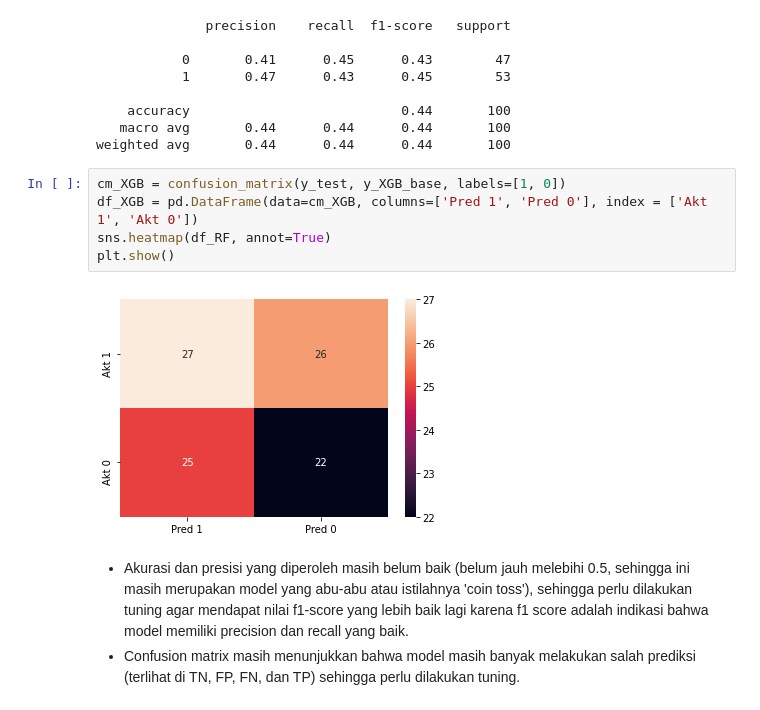
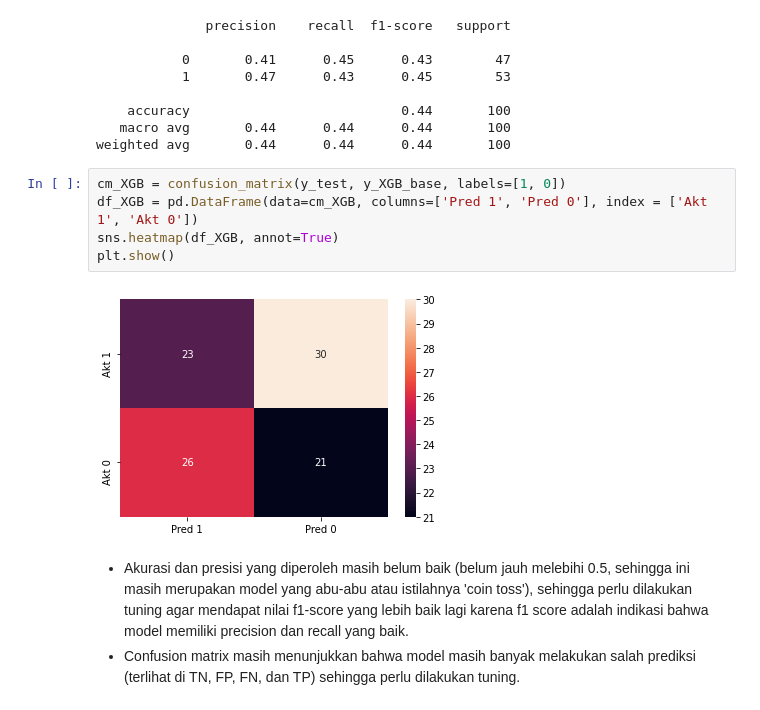
Before and after one commit to cahyoutomo/Satisfaction-Machine-Learning-Project, a Jupyter notebook: Satisfaction-Machine-Learning-Project.ipynb, the cells around one changed output. Cells and saved outputs as stored; diff of their text form.

```diff
--- a/Satisfaction-Machine-Learning-Project.ipynb
+++ b/Satisfaction-Machine-Learning-Project.ipynb
@@ -901,10 +901,10 @@ weighted avg       0.44      0.44      0.44       100
 # %%
 cm_XGB = confusion_matrix(y_test, y_XGB_base, labels=[1, 0])
 df_XGB = pd.DataFrame(data=cm_XGB, columns=['Pred 1', 'Pred 0'], index = ['Akt 1', 'Akt 0'])
-sns.heatmap(df_RF, annot=True)
+sns.heatmap(df_XGB, annot=True)
 plt.show()
 # %% [output]
-[figure, old version]
+[figure, new version]
 # %% [markdown]
 - Akurasi dan presisi yang diperoleh masih belum baik (belum jauh melebihi 0.5, sehingga ini masih merupakan model yang abu-abu atau istilahnya 'coin toss'), sehingga perlu dilakukan tuning agar mendapat nilai f1-score yang lebih baik lagi karena f1 score adalah indikasi bahwa model memiliki precision dan recall yang baik.
 - Confusion matrix masih menunjukkan bahwa model masih banyak melakukan salah prediksi (terlihat di TN, FP, FN, dan TP) sehingga perlu dilakukan tuning.
```
Also changed, not shown: parts of 13 cells of this notebook, 1 other file.
